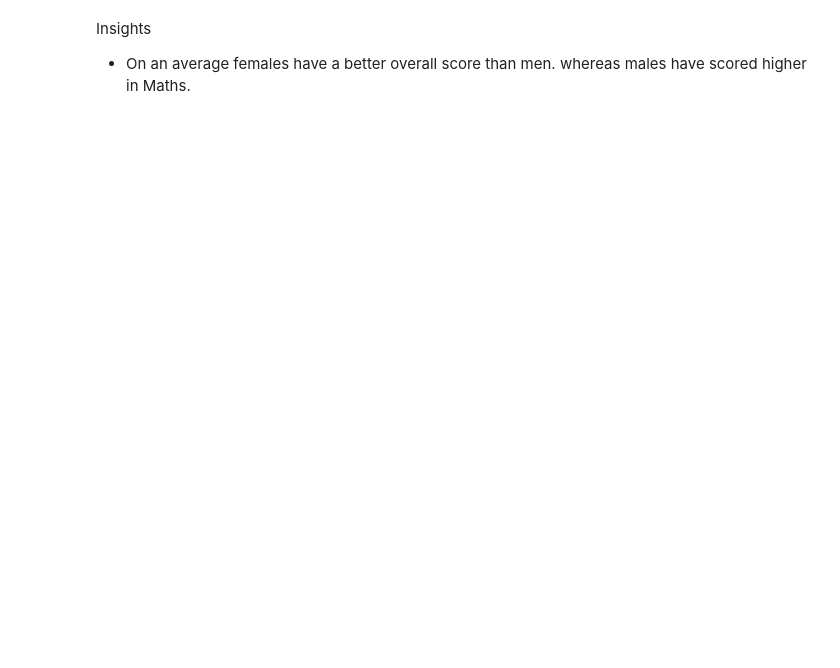
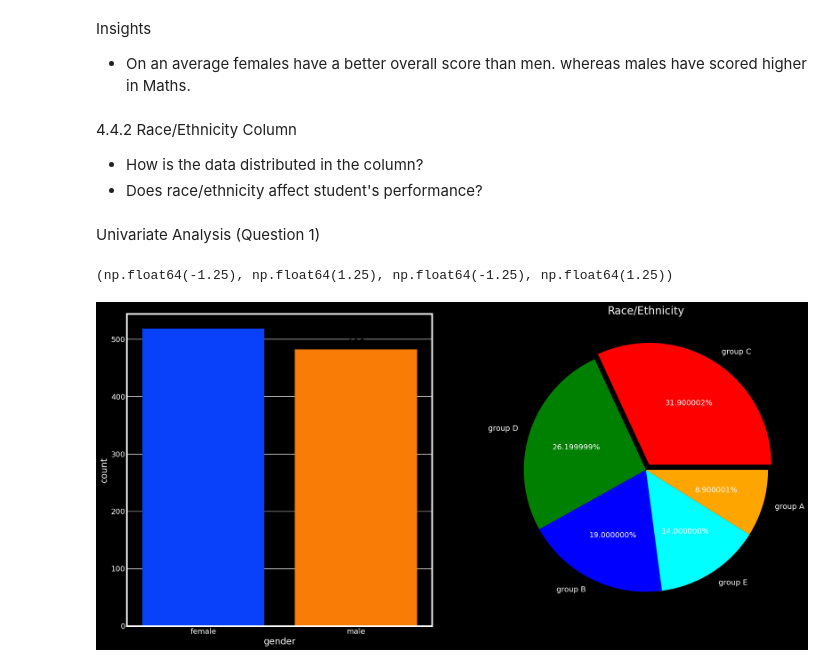
Before and after one commit to Shraddha6211/ML-generic-project, a Jupyter notebook: notebook/1. EDA Student Performance.ipynb, the cells around one changed output. Saved outputs shown, nothing was run; the diff lists cells and outputs as text; code cells hidden in the pictures; blank space fills up the shorter version.

Commit message:
Add univariate and bivariate analysis between all the columns

```diff
--- a/notebook/1. EDA Student Performance.ipynb
+++ b/notebook/1. EDA Student Performance.ipynb
@@ -511,3 +511,30 @@ plt.show()
 Insights
 * On an average females have a better overall score than men.
 whereas males have scored higher in Maths.
+# %% [markdown]
+4.4.2 Race/Ethnicity Column
+* How is the data distributed in the column?
+* Does race/ethnicity affect student's performance?
+# %% [markdown]
+Univariate Analysis (Question 1)
+# %%
+f, ax = plt.subplots(1,2, figsize=(20,10))
+sns.countplot(x=df['gender'], data=df, palette='bright', ax=ax[0], saturation=0.95)
+for container in ax[0].containers:
+    ax[0].bar_label(container, color='black', size=20)
+
+# size= df['race_ethnicity'].value_counts()
+# label= df['race_ethnicity'].value_counts().index
+# plt.pie(size, label, shadow=True, colors=['red','pink'])
+# plt.show()
+
+size = df['race_ethnicity'].value_counts()
+labels = df['race_ethnicity'].value_counts().index
+color=['red', 'green', 'blue', 'cyan','orange']
+
+plt.pie(size, colors= color, labels=labels, autopct='%2f%%', explode=[0.05,0,0,0,0])
+plt.title('Race/Ethnicity', fontsize=20)
+plt.axis('off')
+# %% [output]
+(np.float64(-1.25), np.float64(1.25), np.float64(-1.25), np.float64(1.25))
+[figure, added]
```
Also changed, not shown: parts of 35 cells of this notebook.
